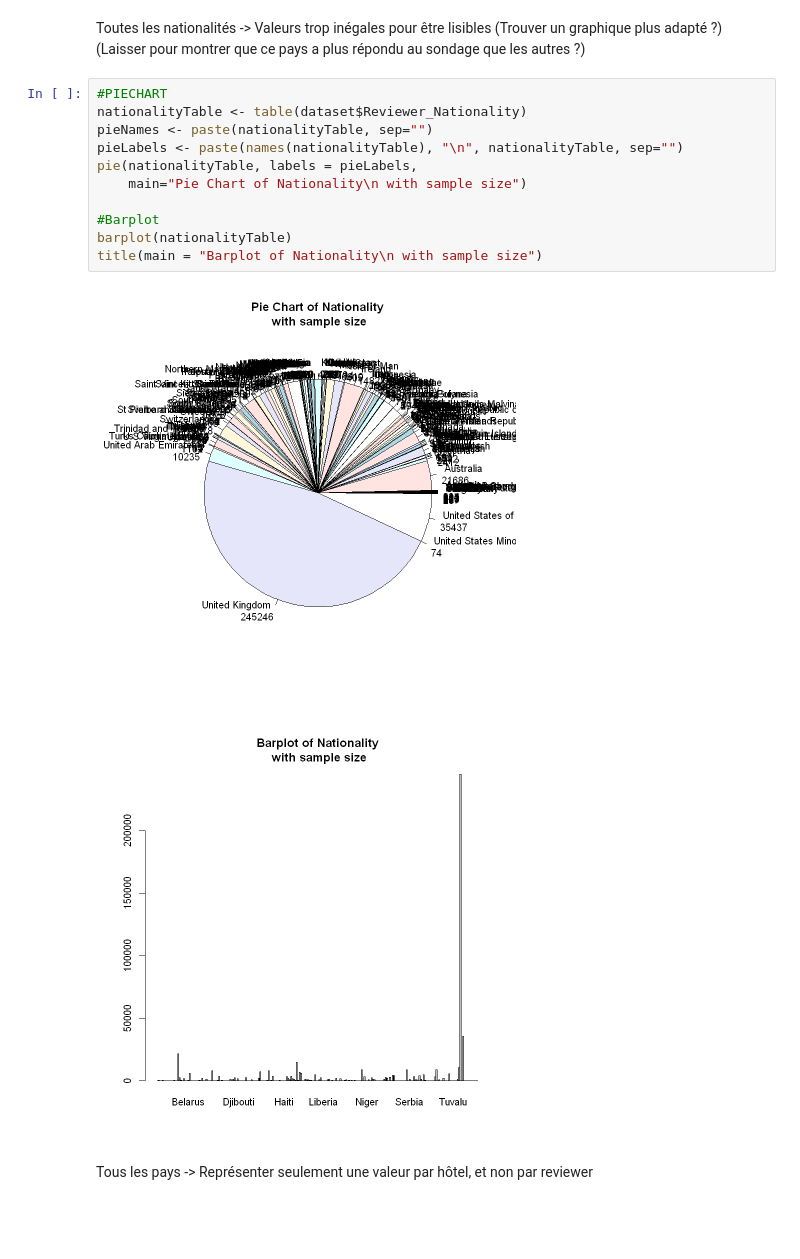
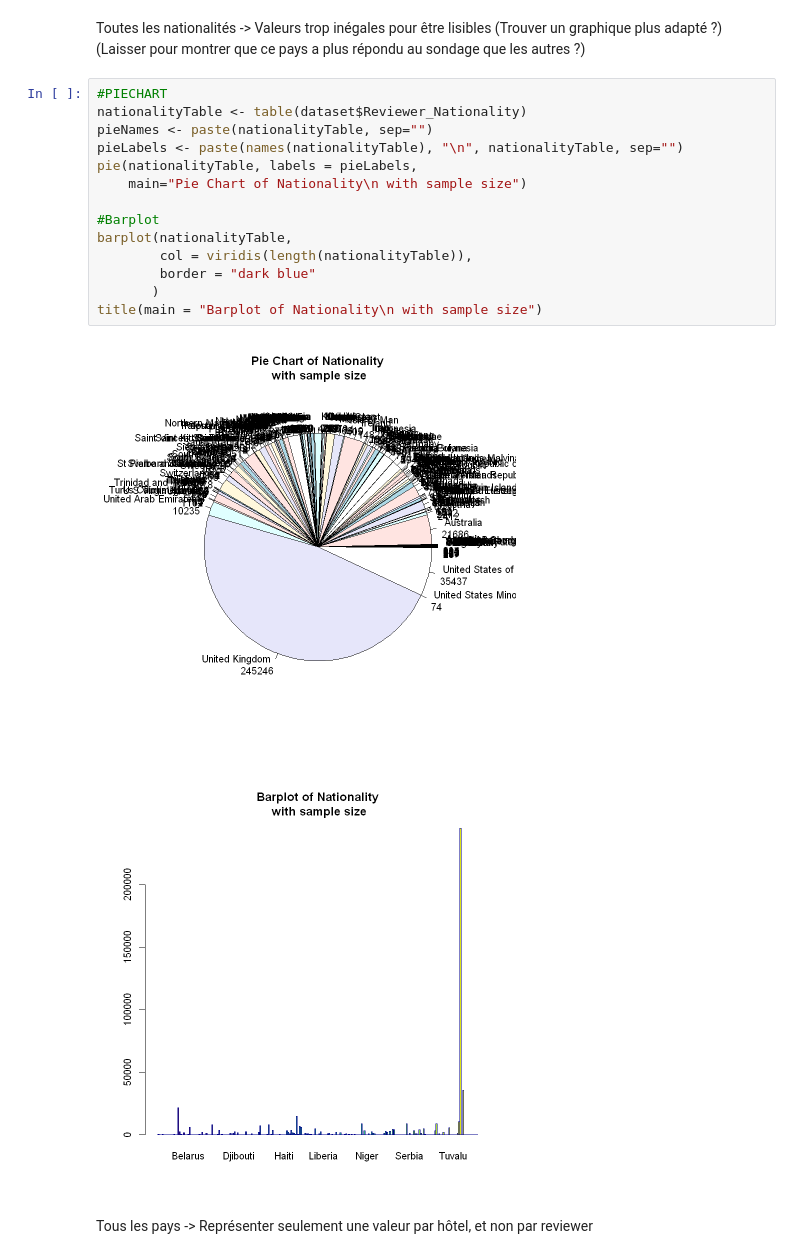
Before and after one commit to NadineAzebaze/Kaggle_project, a Jupyter notebook: projet.ipynb, the cells around one changed output. Drawn from its saved outputs; the diff is of its cells as text; blank space fills up the shorter version.

```diff
--- a/projet.ipynb
+++ b/projet.ipynb
@@ -312,17 +246,20 @@ Toutes les nationalités -> Valeurs trop inégales pour être lisibles
 # %%
 #PIECHART
 nationalityTable <- table(dataset$Reviewer_Nationality)
 pieNames <- paste(nationalityTable, sep="")
 pieLabels <- paste(names(nationalityTable), "\n", nationalityTable, sep="")
 pie(nationalityTable, labels = pieLabels,
     main="Pie Chart of Nationality\n with sample size")
 
 #Barplot
-barplot(nationalityTable)
+barplot(nationalityTable,
+        col = viridis(length(nationalityTable)),
+        border = "dark blue"
+       )
 title(main = "Barplot of Nationality\n with sample size")
 # %% [output]
 [figure]
-[figure, old version]
+[figure, new version]
 # %% [markdown]
 Tous les pays -> Représenter seulement une valeur par hôtel, et non par reviewer
 # %%
```
Also changed, not shown: parts of 4 cells of this notebook.
